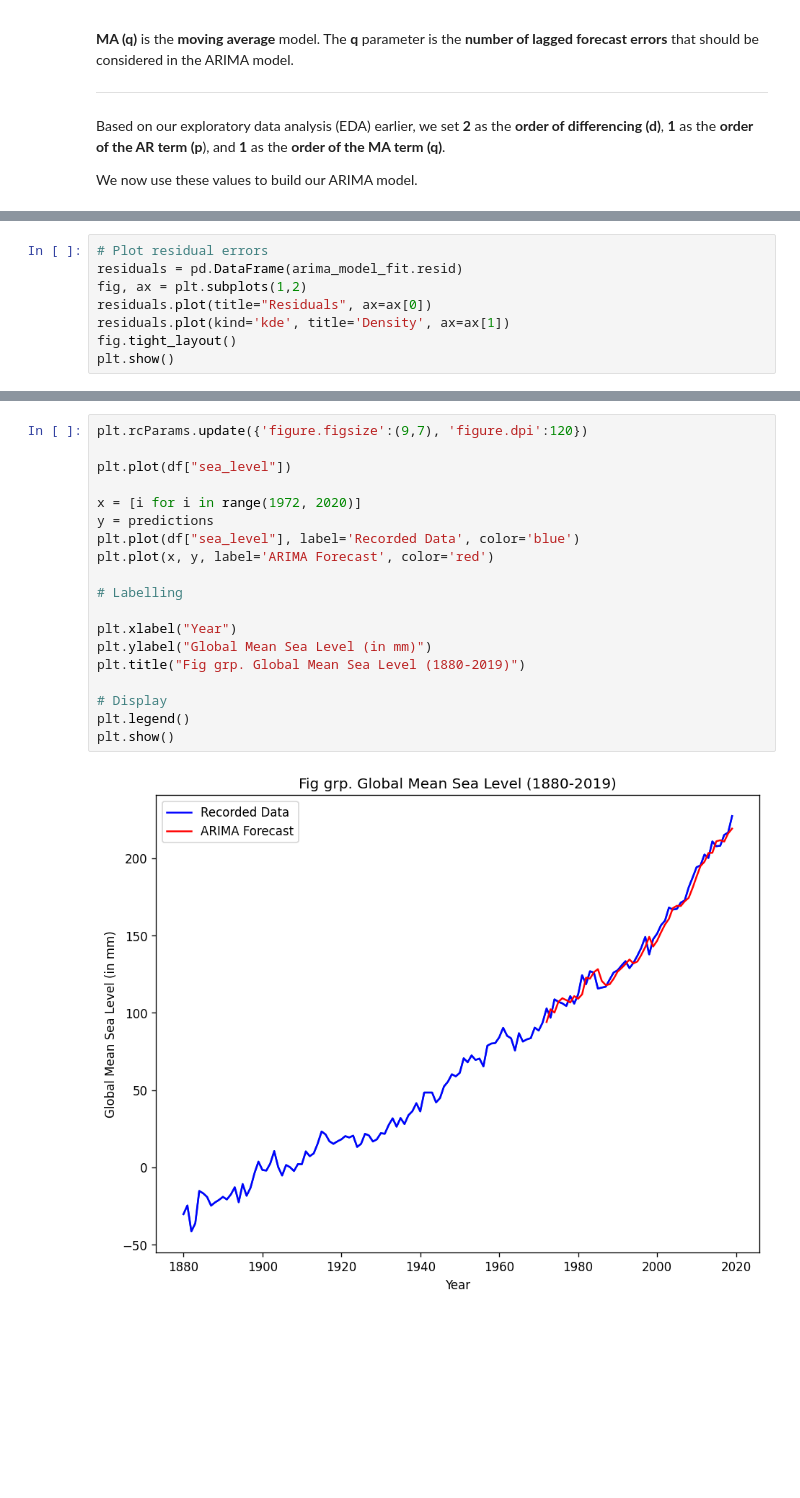
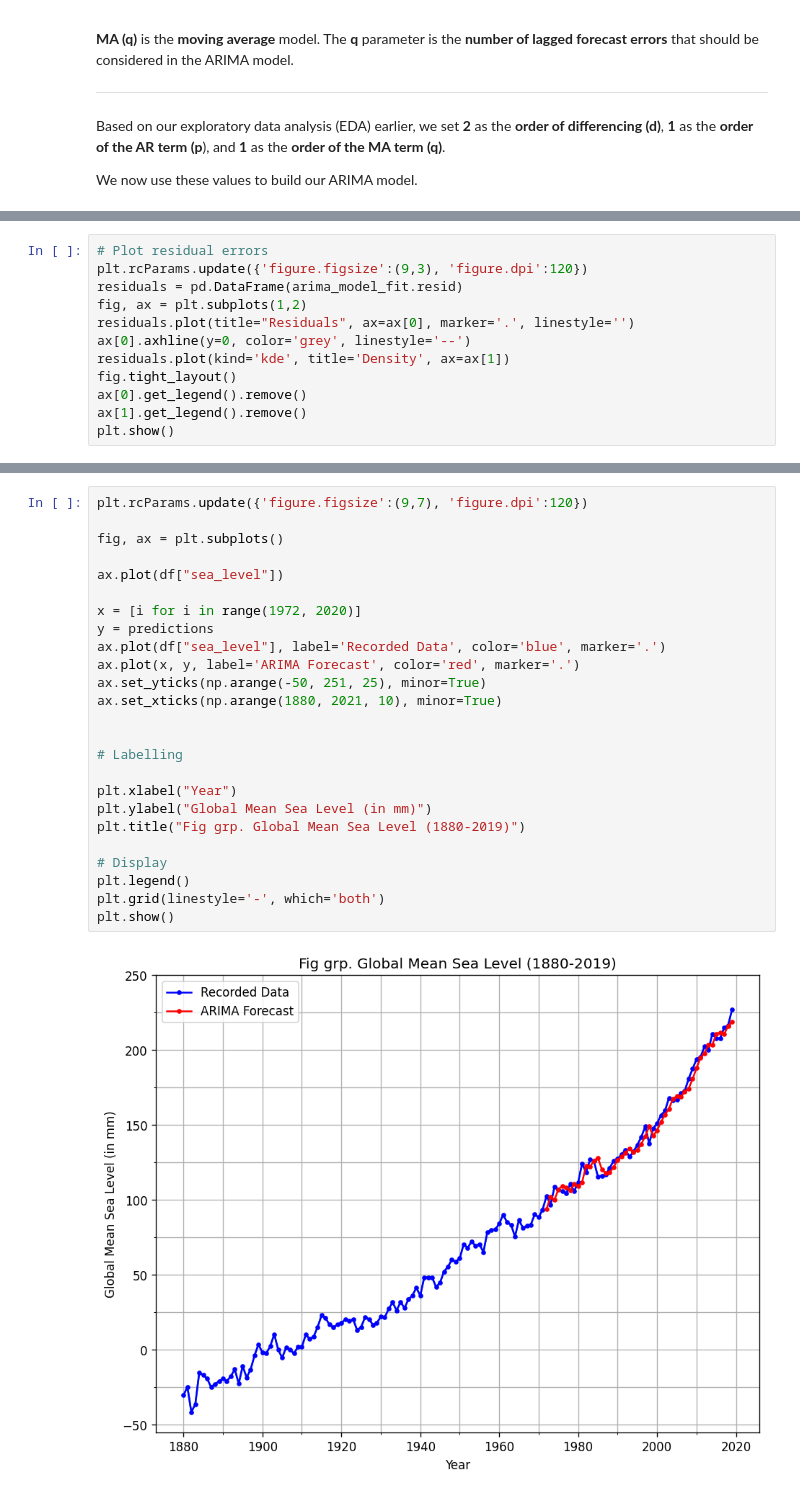
Before and after one commit to nccruel/132project, a Jupyter notebook: GMSL_Forecasting_Using_ARIMA.ipynb, the cells around one changed output, grey strips where cells are left out. Drawn from its saved outputs; the diff is of its cells as text; blank space fills up the shorter version.

```diff
--- a/GMSL_Forecasting_Using_ARIMA.ipynb
+++ b/GMSL_Forecasting_Using_ARIMA.ipynb
@@ -187,9 +171,13 @@ Warnings:
 # %%
 # Plot residual errors
+plt.rcParams.update({'figure.figsize':(9,3), 'figure.dpi':120})
 residuals = pd.DataFrame(arima_model_fit.resid)
 fig, ax = plt.subplots(1,2)
-residuals.plot(title="Residuals", ax=ax[0])
+residuals.plot(title="Residuals", ax=ax[0], marker='.', linestyle='')
+ax[0].axhline(y=0, color='grey', linestyle='--')
 residuals.plot(kind='kde', title='Density', ax=ax[1])
 fig.tight_layout()
+ax[0].get_legend().remove()
+ax[1].get_legend().remove()
 plt.show()
 # %% [output]
@@ -197,21 +189,27 @@ plt.show()
 # %%
 plt.rcParams.update({'figure.figsize':(9,7), 'figure.dpi':120})
 
-plt.plot(df["sea_level"])
+fig, ax = plt.subplots()
+
+ax.plot(df["sea_level"])
 
 x = [i for i in range(1972, 2020)]
 y = predictions
-plt.plot(df["sea_level"], label='Recorded Data', color='blue')
-plt.plot(x, y, label='ARIMA Forecast', color='red')
+ax.plot(df["sea_level"], label='Recorded Data', color='blue', marker='.')
+ax.plot(x, y, label='ARIMA Forecast', color='red', marker='.')
+ax.set_yticks(np.arange(-50, 251, 25), minor=True)
+ax.set_xticks(np.arange(1880, 2021, 10), minor=True)
+
 
 # Labelling
 
 plt.xlabel("Year")
 plt.ylabel("Global Mean Sea Level (in mm)")
 plt.title("Fig grp. Global Mean Sea Level (1880-2019)")
 
 # Display
 plt.legend()
+plt.grid(linestyle='-', which='both')
 plt.show()
 # %% [output]
-[figure, old version]
+[figure, new version]
```
Also changed, not shown: parts of 10 cells of this notebook.
